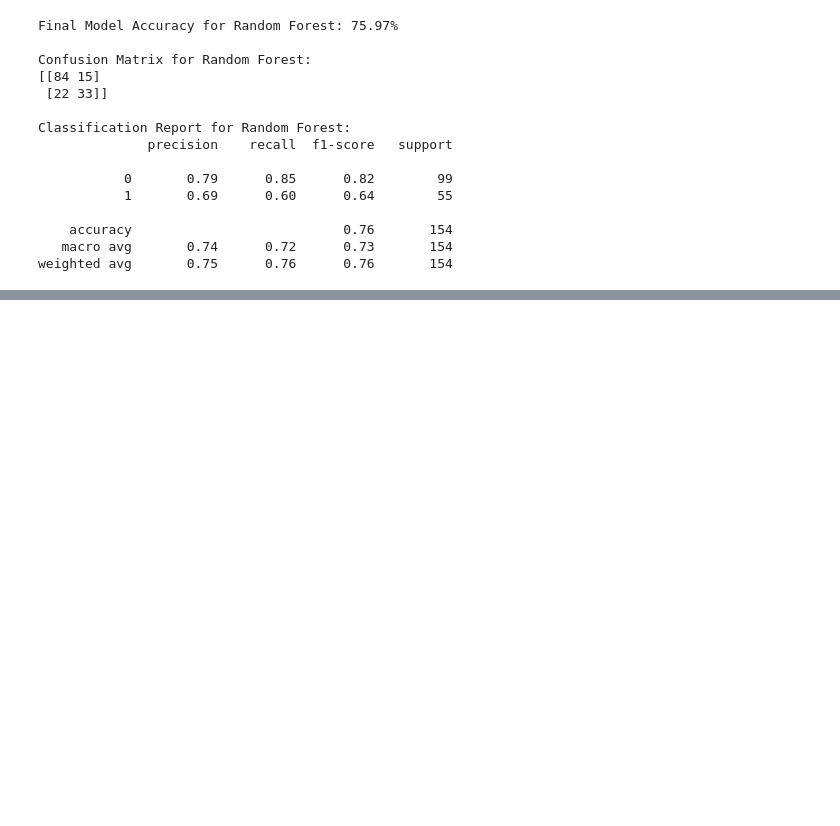
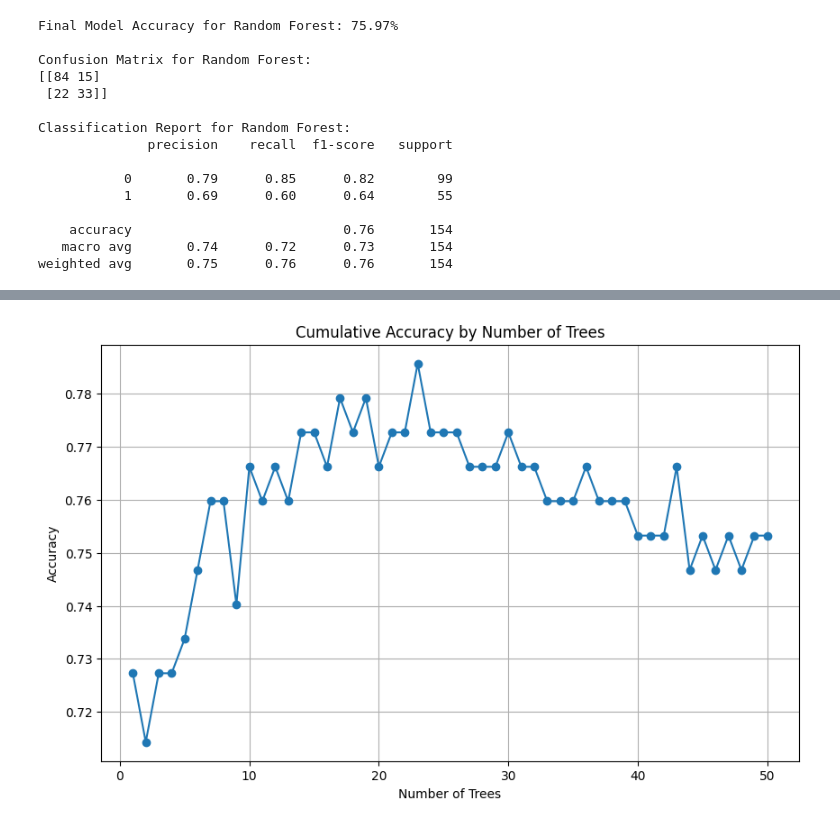
Before and after one commit to 4GeeksAcademy/tdestryk-collaboration-random-forest-project, a Jupyter notebook: src/mvp.ipynb, the cells around one changed output, grey strips where cells are left out. Cells and saved outputs as stored; diff of their text form; code cells hidden in the pictures; blank space fills up the shorter version.

```diff
--- a/src/mvp.ipynb
+++ b/src/mvp.ipynb
@@ -480,0 +506,25 @@ weighted avg       0.75      0.76      0.76       154
+# %%
+cumulative_accuracies = []
+
+# Evaluate cumulative accuracy as more trees are added
+for n_trees in range(1, len(best_rf_model.estimators_) + 1):
+    partial_model = RandomForestClassifier(
+        n_estimators=n_trees,
+        max_depth=best_rf_model.max_depth,
+        max_features=best_rf_model.max_features,
+        random_state=315
+    )
+    partial_model.fit(training_features, training_labels)
+    predictions = partial_model.predict(testing_features)
+    cumulative_accuracies.append(accuracy_score(testing_labels, predictions))
+
+# Plot cumulative accuracy
+plt.figure(figsize=(10, 6))
+plt.plot(range(1, len(cumulative_accuracies) + 1), cumulative_accuracies, marker='o')
+plt.title("Cumulative Accuracy by Number of Trees")
+plt.xlabel("Number of Trees")
+plt.ylabel("Accuracy")
+plt.grid(True)
+plt.show()
+# %% [output]
+[figure, added]
```
Also changed, not shown: parts of 3 cells of this notebook.
